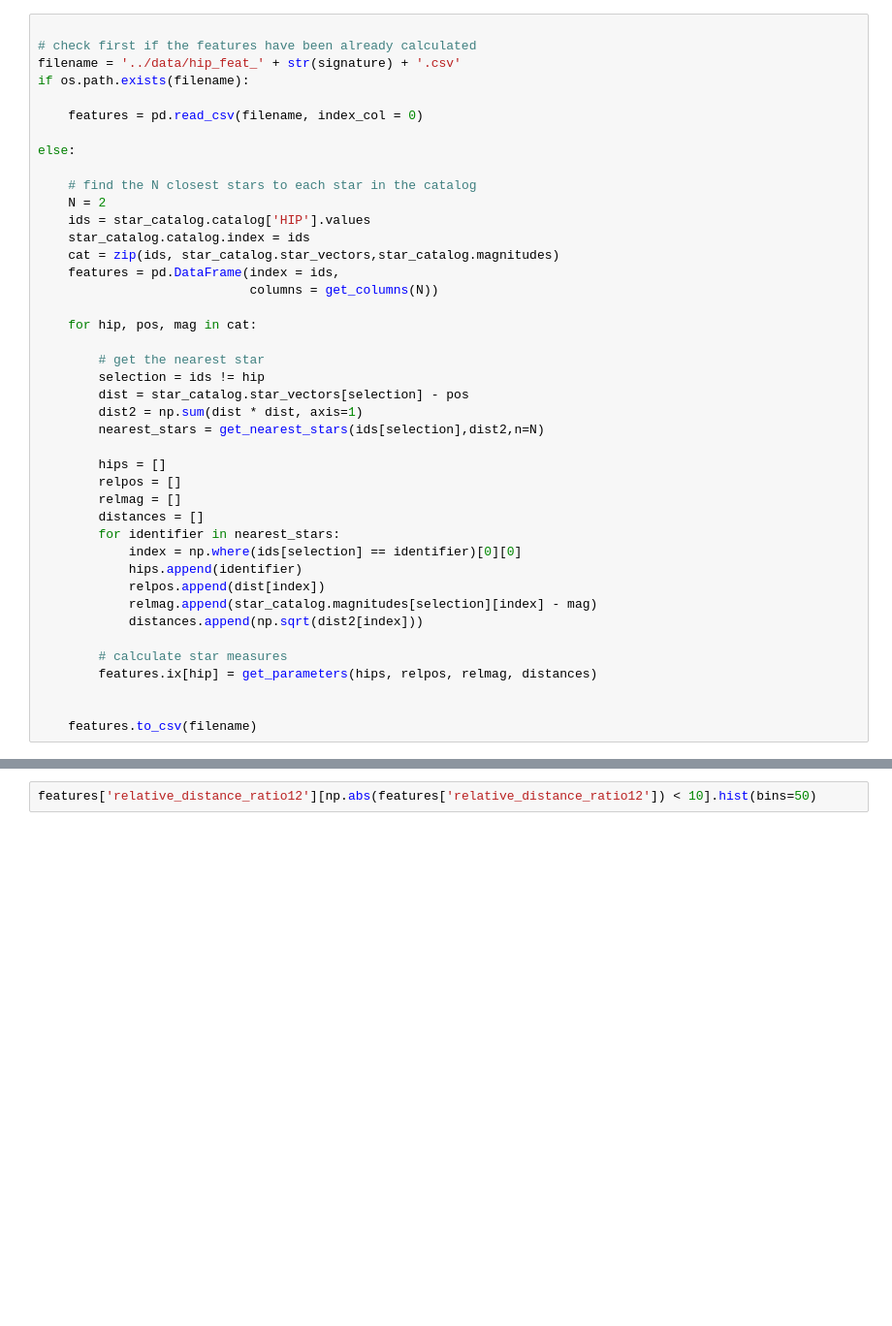
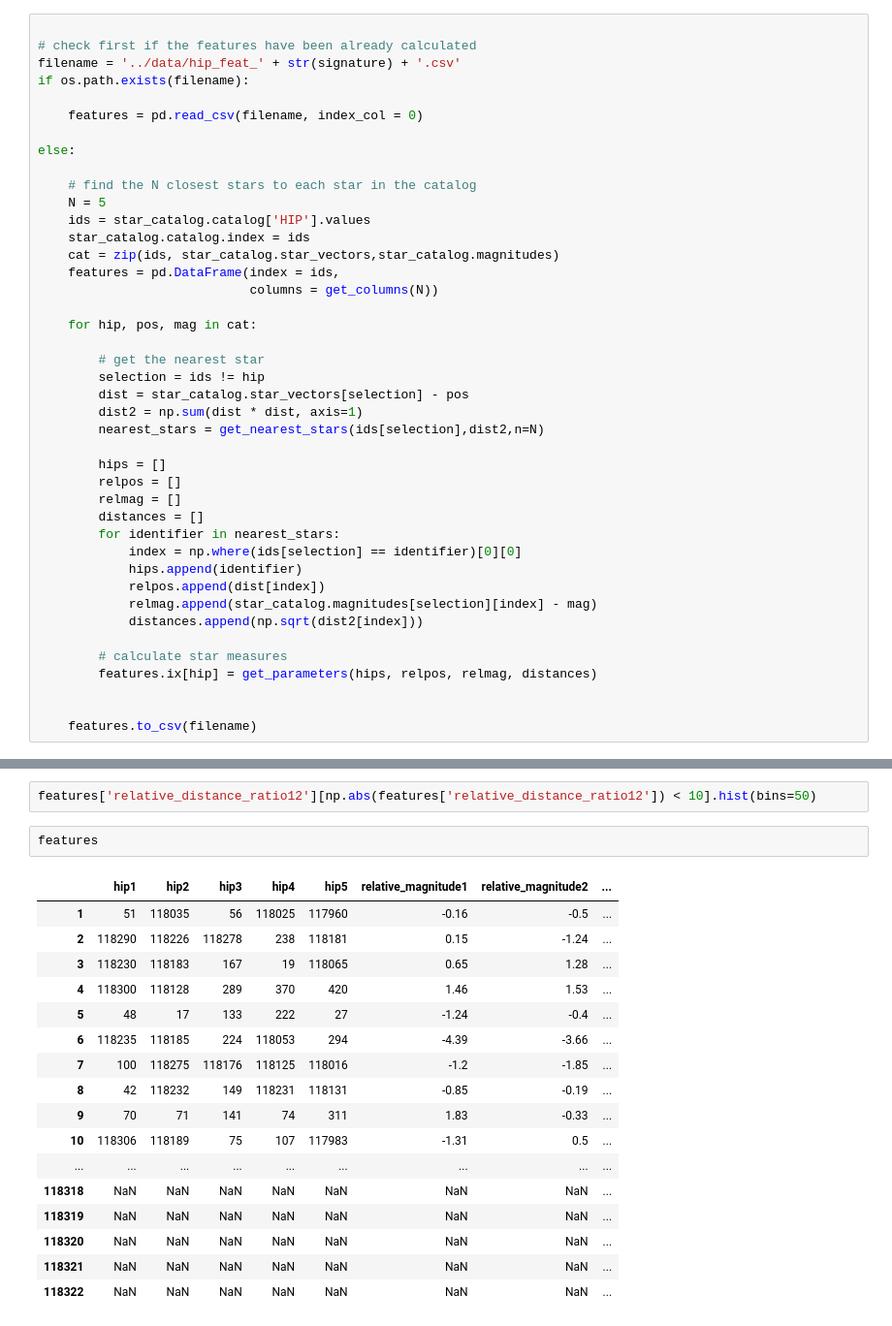
Before and after one commit to ghejc/stml, a Jupyter notebook: src/startracker.ipynb, the cells around one changed output, grey strips where cells are left out. Shown: that part at 97% size. Cells and saved outputs as stored; diff of their text form; blank space fills up the shorter version.

```diff
--- a/src/startracker.ipynb
+++ b/src/startracker.ipynb
@@ -92,7 +92,7 @@ if os.path.exists(filename):
 else:
 
     # find the N closest stars to each star in the catalog
-    N = 2
+    N = 5
     ids = star_catalog.catalog['HIP'].values
     star_catalog.catalog.index = ids
     cat = zip(ids, star_catalog.star_vectors,star_catalog.magnitudes)
@@ -126,2 +128,22 @@ else:
 # %%
 features['relative_distance_ratio12'][np.abs(features['relative_distance_ratio12']) < 10].hist(bins=50)
+# %%
+features
+# %% [output]
+|  | hip1 | hip2 | hip3 | hip4 | hip5 | relative_magnitude1 | relative_magnitude2 | ... |
+| 1 | 51 | 118035 | 56 | 118025 | 117960 | -0.16 | -0.5 | ... |
+| 2 | 118290 | 118226 | 118278 | 238 | 118181 | 0.15 | -1.24 | ... |
+| 3 | 118230 | 118183 | 167 | 19 | 118065 | 0.65 | 1.28 | ... |
+| 4 | 118300 | 118128 | 289 | 370 | 420 | 1.46 | 1.53 | ... |
+| 5 | 48 | 17 | 133 | 222 | 27 | -1.24 | -0.4 | ... |
+| 6 | 118235 | 118185 | 224 | 118053 | 294 | -4.39 | -3.66 | ... |
+| 7 | 100 | 118275 | 118176 | 118125 | 118016 | -1.2 | -1.85 | ... |
+| 8 | 42 | 118232 | 149 | 118231 | 118131 | -0.85 | -0.19 | ... |
+| 9 | 70 | 71 | 141 | 74 | 311 | 1.83 | -0.33 | ... |
+| 10 | 118306 | 118189 | 75 | 107 | 117983 | -1.31 | 0.5 | ... |
+| ... | ... | ... | ... | ... | ... | ... | ... | ... |
+| 118318 | NaN | NaN | NaN | NaN | NaN | NaN | NaN | ... |
+| 118319 | NaN | NaN | NaN | NaN | NaN | NaN | NaN | ... |
+| 118320 | NaN | NaN | NaN | NaN | NaN | NaN | NaN | ... |
+| 118321 | NaN | NaN | NaN | NaN | NaN | NaN | NaN | ... |
+| 118322 | NaN | NaN | NaN | NaN | NaN | NaN | NaN | ... |
```
Also changed, not shown: parts of 3 cells of this notebook.
